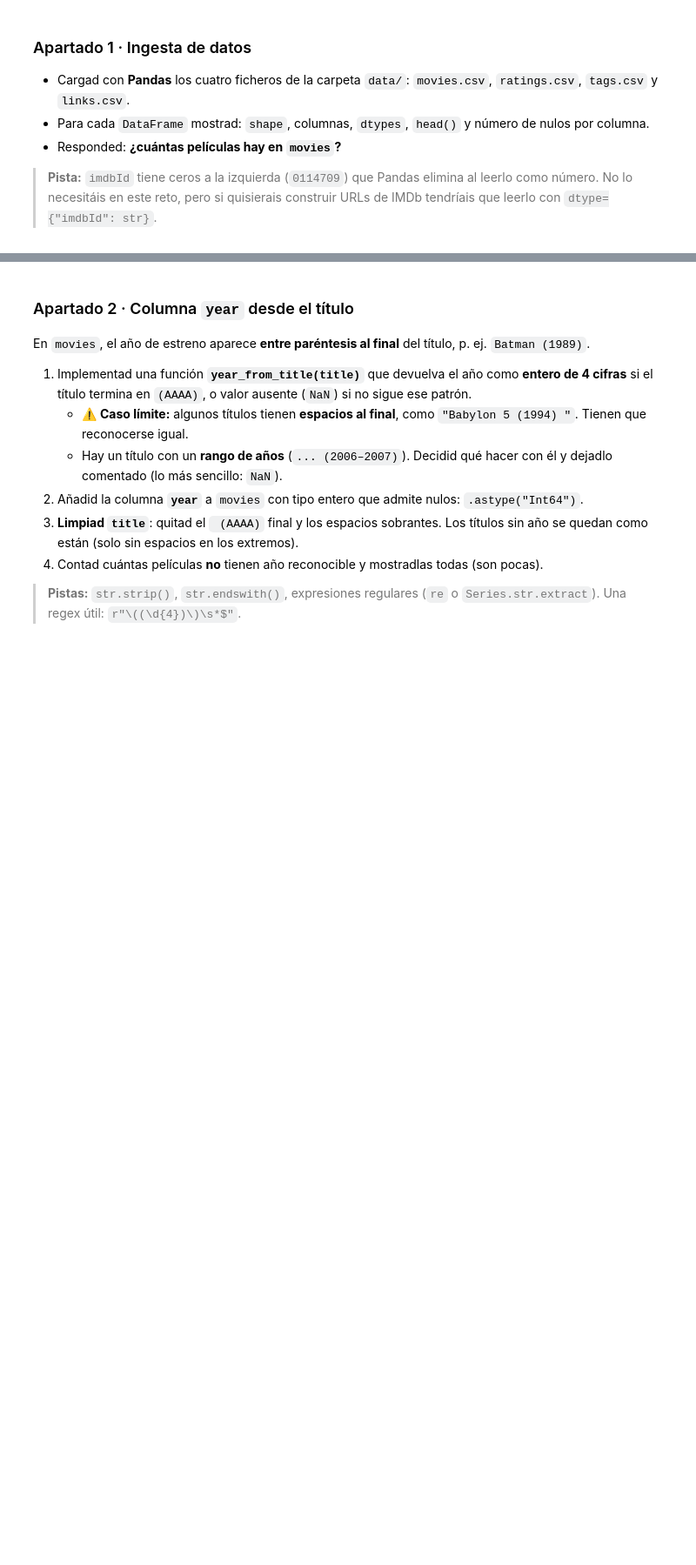
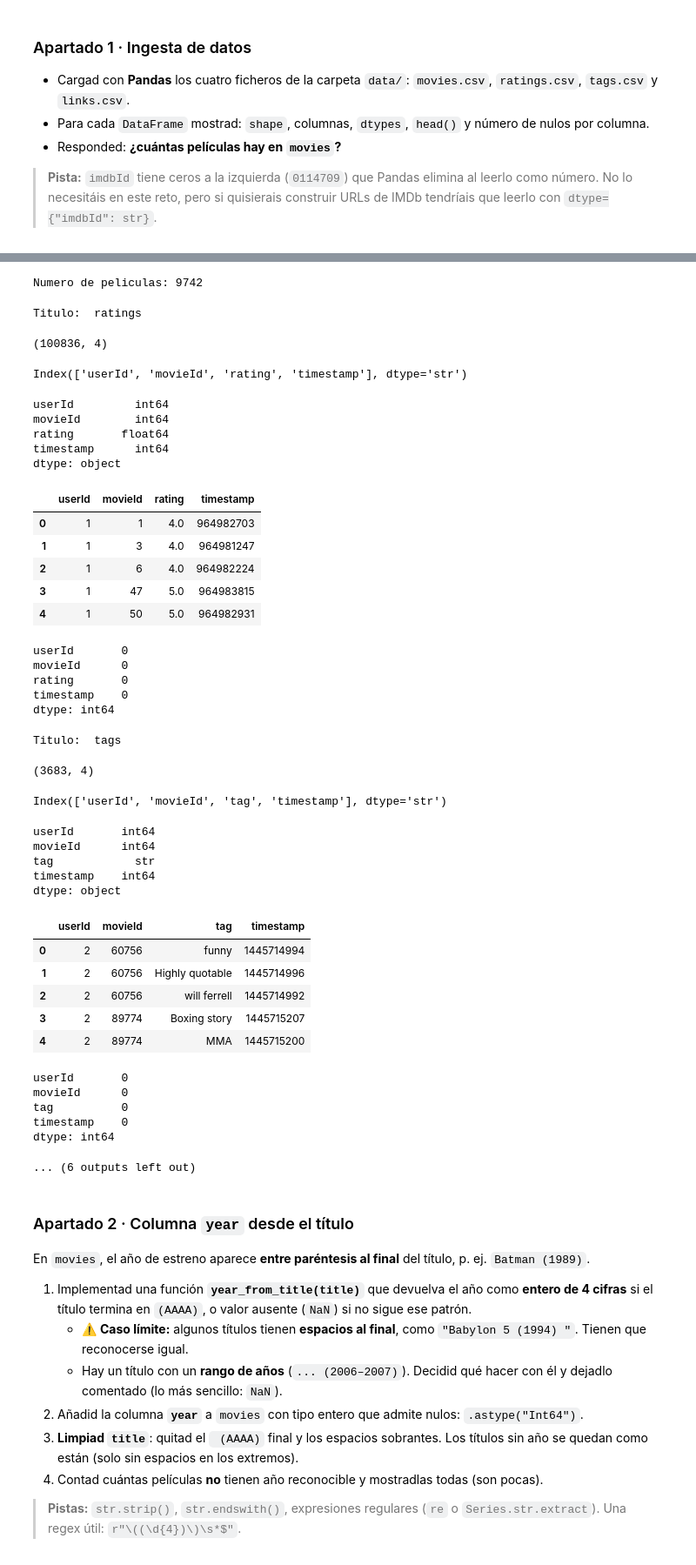
Before and after one commit to tarquistwr-hash/tc-catalogo-peliculas, a Jupyter notebook: 01_ingesta_limpieza.ipynb, the cells around one changed output, grey strips where cells are left out. Shown at 87% size. Drawn from its saved outputs; the diff is of its cells as text; code cells hidden in the pictures; blank space fills up the shorter version.

```diff
--- a/01_ingesta_limpieza.ipynb
+++ b/01_ingesta_limpieza.ipynb
@@ -26,3 +55,57 @@ Cargáis los cuatro CSV, los inspeccionáis y creáis la columna `year` a partir
+# %%
+print("Numero de peliculas:", movies.shape[0])
+# %% [output]
+Numero de peliculas: 9742
+# %%
+dfs = {"ratings": ratings, "tags": tags, "links": links}
+
+for nombre, df in dfs.items():
+    print("Titulo: ", nombre)
+    display(df.shape)
+    display(df.columns)
+    display(df.dtypes)
+    display(df.head())
+    display(df.isnull().sum())
+# %% [output]
+Titulo:  ratings
+(100836, 4)
+Index(['userId', 'movieId', 'rating', 'timestamp'], dtype='str')
+userId         int64
+movieId        int64
+rating       float64
+timestamp      int64
+dtype: object
+|  | userId | movieId | rating | timestamp |
+| 0 | 1 | 1 | 4.0 | 964982703 |
+| 1 | 1 | 3 | 4.0 | 964981247 |
+| 2 | 1 | 6 | 4.0 | 964982224 |
+| 3 | 1 | 47 | 5.0 | 964983815 |
+| 4 | 1 | 50 | 5.0 | 964982931 |
+userId       0
+movieId      0
+rating       0
+timestamp    0
+dtype: int64
+Titulo:  tags
+(3683, 4)
+Index(['userId', 'movieId', 'tag', 'timestamp'], dtype='str')
+userId       int64
+movieId      int64
+tag            str
+timestamp    int64
+dtype: object
+|  | userId | movieId | tag | timestamp |
+| 0 | 2 | 60756 | funny | 1445714994 |
+| 1 | 2 | 60756 | Highly quotable | 1445714996 |
+| 2 | 2 | 60756 | will ferrell | 1445714992 |
+| 3 | 2 | 89774 | Boxing story | 1445715207 |
+| 4 | 2 | 89774 | MMA | 1445715200 |
+userId       0
+movieId      0
+tag          0
+timestamp    0
+dtype: int64
+... (6 outputs left out)
 # %% [markdown]
 ### Apartado 2 · Columna `year` desde el título
 
```
Also changed, not shown: parts of 4 cells of this notebook, 1 other file.
